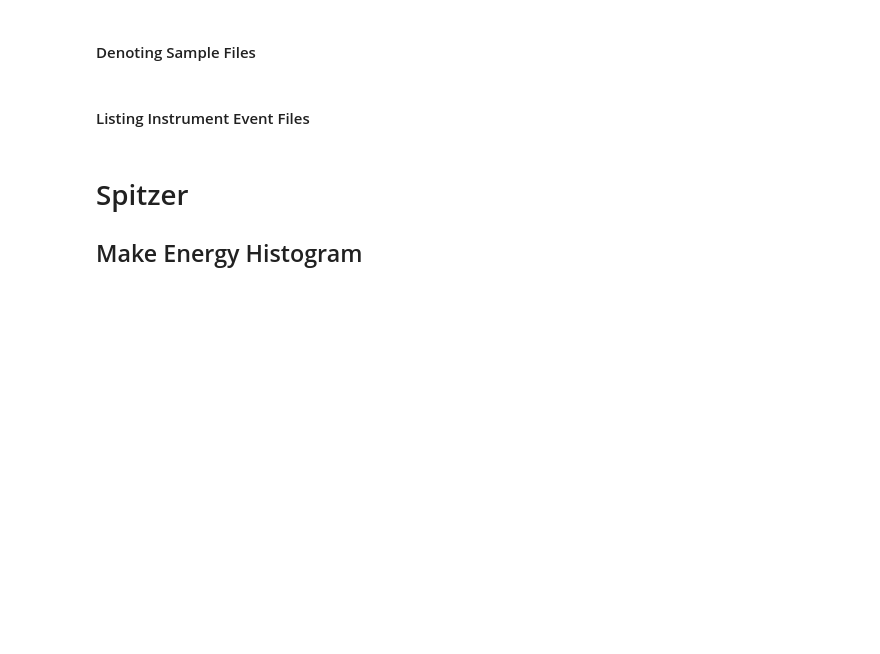
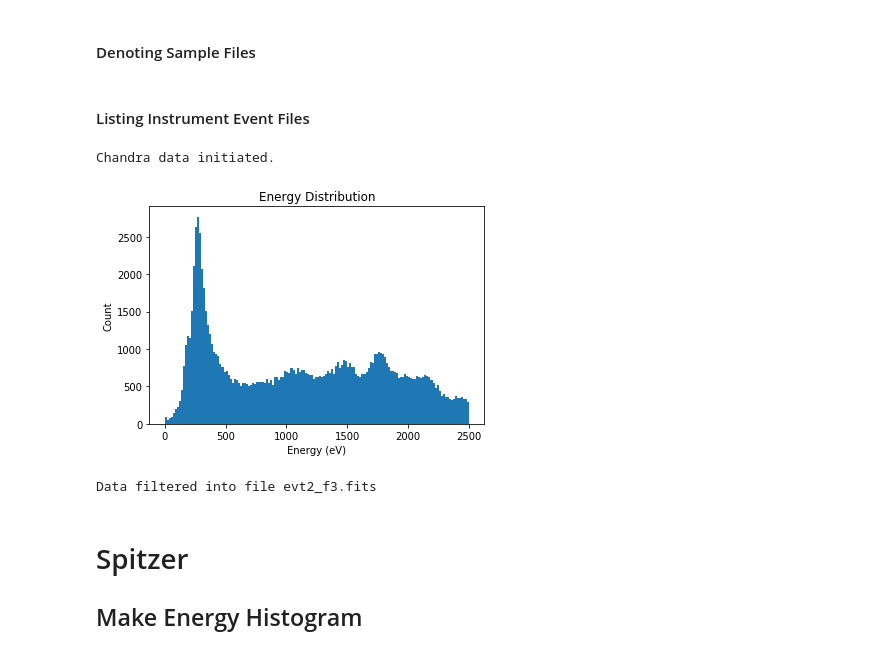
Before and after one commit to Optimal-Joke/Coreshine, a Jupyter notebook: Data Analysis Notebook.ipynb, the cells around one changed output. Drawn from its saved outputs; the diff is of its cells as text; code cells hidden in the pictures; blank space fills up the shorter version.

```diff
--- a/Data Analysis Notebook.ipynb
+++ b/Data Analysis Notebook.ipynb
@@ -36,3 +37,15 @@ pn = glob.glob(f"{data_dir}/**/XMM/PPS/*PN*PIEVLI*.FTZ", recursive=True)
+# %%
+# for file in evt2:
+#     chandra_object = Chandra(file)
+#     chandra_object.e_mask([300])
+
+chandra = Chandra(evt2[-1])
+chandra.e_hist([0, 2500], nbins=150)
+chandra.e_mask([0, 1000], newfile=True, filename="evt2_f3.fits")
+# %% [output]
+Chandra data initiated.
+[figure, added]
+Data filtered into file evt2_f3.fits
 # %% [markdown]
 # Spitzer
 ## Make Energy Histogram
```
Also changed, not shown: parts of 3 cells of this notebook, 3 other files.
